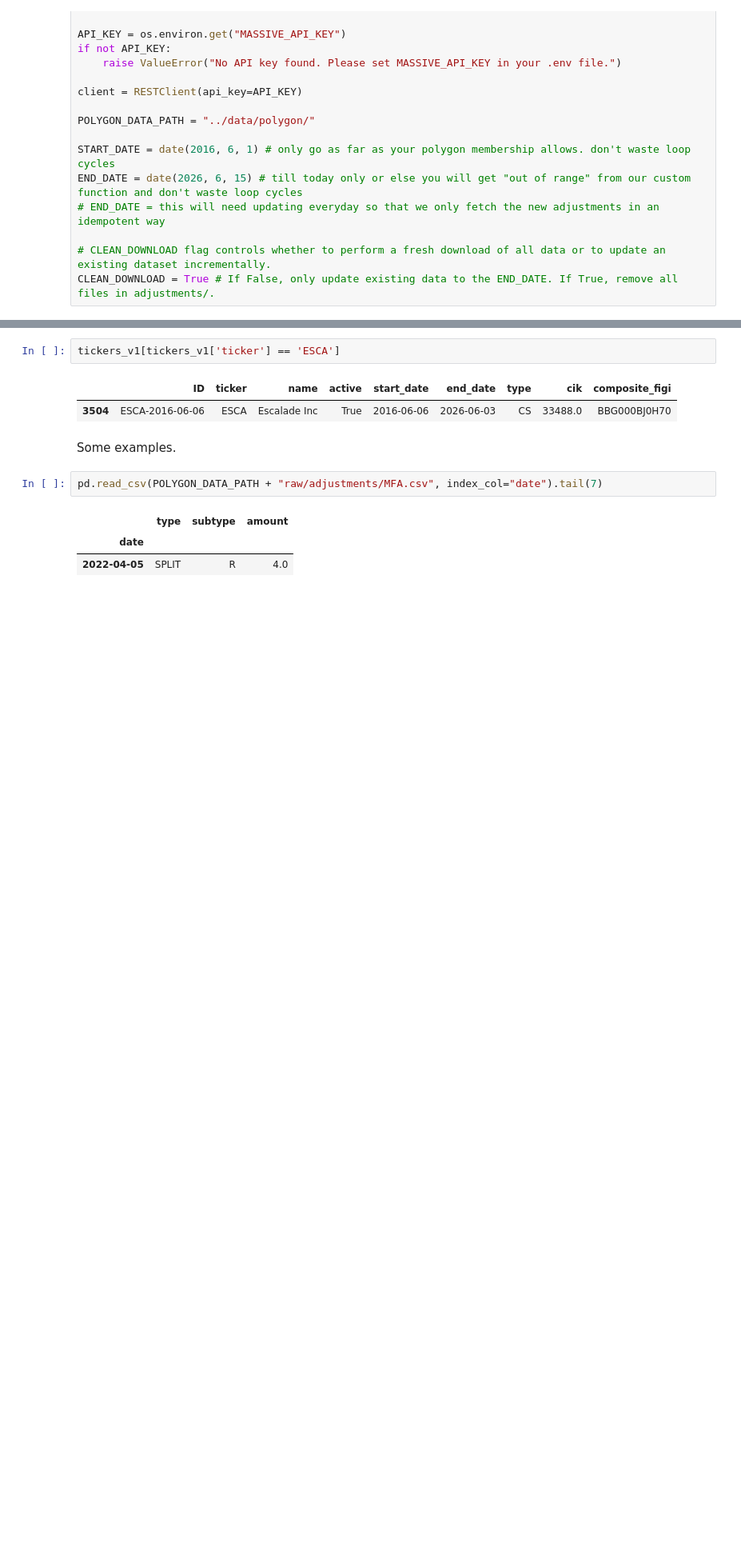
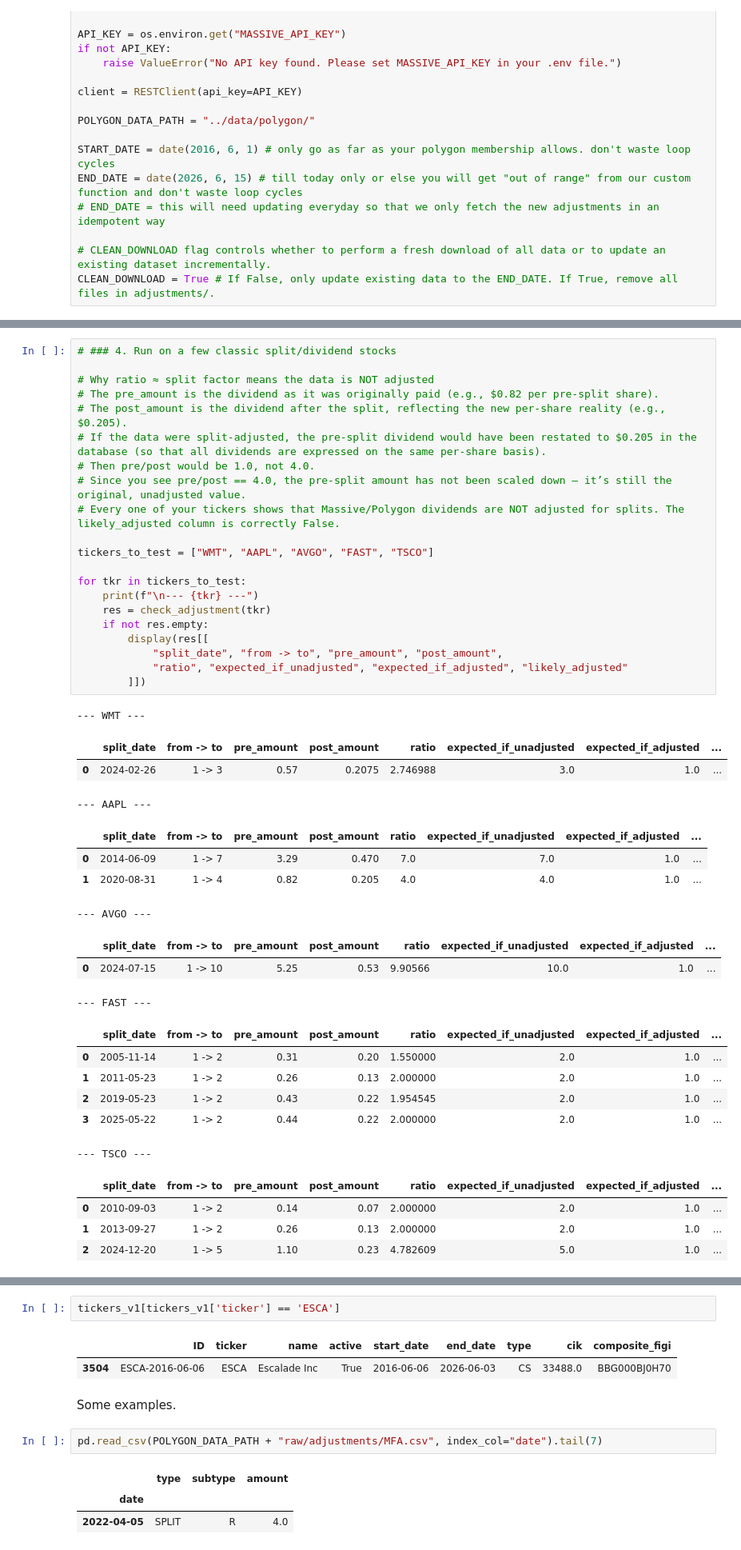
Before and after one commit to sharmad/data_clean, a Jupyter notebook: dev_prod/05_download_adjustments.ipynb, the cells around one changed output, grey strips where cells are left out. Shown at 80% size. Saved outputs shown, nothing was run; the diff lists cells and outputs as text; blank space fills up the shorter version.

```diff
--- a/dev_prod/05_download_adjustments.ipynb
+++ b/dev_prod/05_download_adjustments.ipynb
@@ -262,0 +396,43 @@ CLEAN_DOWNLOAD = True # If False, only update existing data to the END_DATE. If
+# %%
+# ### 4. Run on a few classic split/dividend stocks
+
+# Why ratio ≈ split factor means the data is NOT adjusted
+# The pre_amount is the dividend as it was originally paid (e.g., $0.82 per pre‑split share).
+# The post_amount is the dividend after the split, reflecting the new per‑share reality (e.g., $0.205).
+# If the data were split‑adjusted, the pre‑split dividend would have been restated to $0.205 in the database (so that all dividends are expressed on the same per‑share basis).
+# Then pre/post would be 1.0, not 4.0.
+# Since you see pre/post == 4.0, the pre‑split amount has not been scaled down – it’s still the original, unadjusted value.
+# Every one of your tickers shows that Massive/Polygon dividends are NOT adjusted for splits. The likely_adjusted column is correctly False.
+
+tickers_to_test = ["WMT", "AAPL", "AVGO", "FAST", "TSCO"]
+
+for tkr in tickers_to_test:
+    print(f"\n--- {tkr} ---")
+    res = check_adjustment(tkr)
+    if not res.empty:
+        display(res[[
+            "split_date", "from -> to", "pre_amount", "post_amount",
+            "ratio", "expected_if_unadjusted", "expected_if_adjusted", "likely_adjusted"
+        ]])
+# %% [output]
+--- WMT ---
+|  | split_date | from -> to | pre_amount | post_amount | ratio | expected_if_unadjusted | expected_if_adjusted | ... |
+| 0 | 2024-02-26 | 1 -> 3 | 0.57 | 0.2075 | 2.746988 | 3.0 | 1.0 | ... |
+--- AAPL ---
+|  | split_date | from -> to | pre_amount | post_amount | ratio | expected_if_unadjusted | expected_if_adjusted | ... |
+| 0 | 2014-06-09 | 1 -> 7 | 3.29 | 0.470 | 7.0 | 7.0 | 1.0 | ... |
+| 1 | 2020-08-31 | 1 -> 4 | 0.82 | 0.205 | 4.0 | 4.0 | 1.0 | ... |
+--- AVGO ---
+|  | split_date | from -> to | pre_amount | post_amount | ratio | expected_if_unadjusted | expected_if_adjusted | ... |
+| 0 | 2024-07-15 | 1 -> 10 | 5.25 | 0.53 | 9.90566 | 10.0 | 1.0 | ... |
+--- FAST ---
+|  | split_date | from -> to | pre_amount | post_amount | ratio | expected_if_unadjusted | expected_if_adjusted | ... |
+| 0 | 2005-11-14 | 1 -> 2 | 0.31 | 0.20 | 1.550000 | 2.0 | 1.0 | ... |
+| 1 | 2011-05-23 | 1 -> 2 | 0.26 | 0.13 | 2.000000 | 2.0 | 1.0 | ... |
+| 2 | 2019-05-23 | 1 -> 2 | 0.43 | 0.22 | 1.954545 | 2.0 | 1.0 | ... |
+| 3 | 2025-05-22 | 1 -> 2 | 0.44 | 0.22 | 2.000000 | 2.0 | 1.0 | ... |
+--- TSCO ---
+|  | split_date | from -> to | pre_amount | post_amount | ratio | expected_if_unadjusted | expected_if_adjusted | ... |
+| 0 | 2010-09-03 | 1 -> 2 | 0.14 | 0.07 | 2.000000 | 2.0 | 1.0 | ... |
+| 1 | 2013-09-27 | 1 -> 2 | 0.26 | 0.13 | 2.000000 | 2.0 | 1.0 | ... |
+| 2 | 2024-12-20 | 1 -> 5 | 1.10 | 0.23 | 4.782609 | 5.0 | 1.0 | ... |
```
Also changed, not shown: parts of 5 cells of this notebook, 1 other file.
